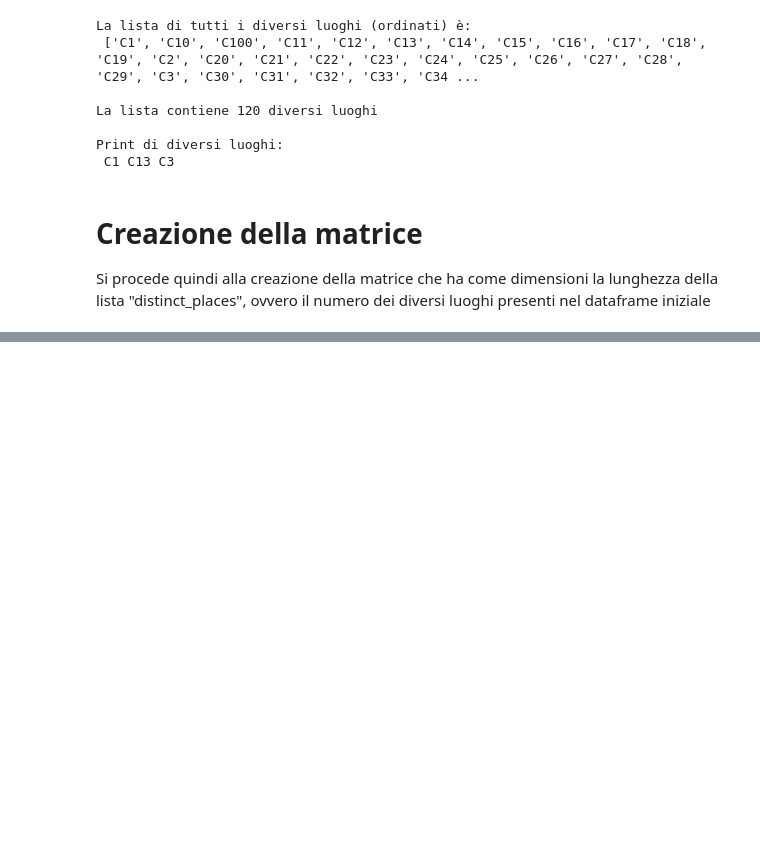
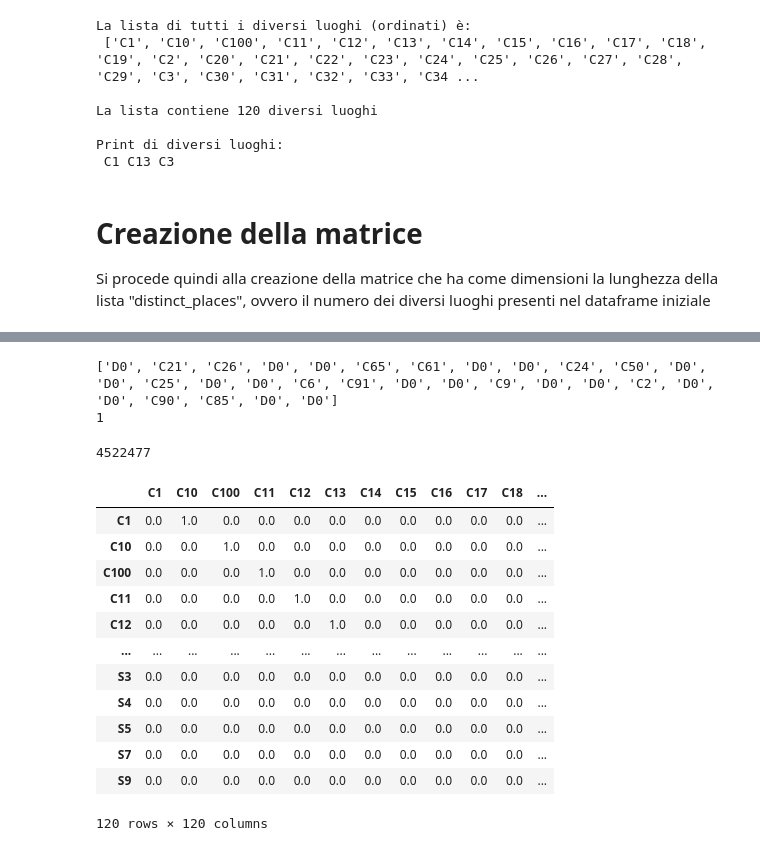
Before and after one commit to Antonet99/Route-CNN, a Jupyter notebook: progetto.ipynb, the cells around one changed output, grey strips where cells are left out. Cells and saved outputs as stored; diff of their text form; code cells hidden in the pictures; blank space fills up the shorter version.

```diff
--- a/progetto.ipynb
+++ b/progetto.ipynb
@@ -140,3 +153,18 @@ La lista 'distinct_places' contiene 120 diversi luoghi
+# %%
+# metodo 1
+index = 0            # Python's indexing starts at zero
+for item in places:   # Python's for loops are a "for each" loop
+    print(index, item)
+    index += 1
+
+
+# metodo 2
+for i, j in enumerate(places):
+    print(i, j)
+
+
+for index, item in enumerate(items, start=0):   # default is zero
+    print(index, item)
 # %%
 places_matrix = np.zeros((a, a))
 print("Matrice dei vari luoghi di dimensione", places_matrix.shape, ":\n", places_matrix)
@@ -142,0 +180,5 @@ print("Matrice dei vari luoghi di dimensione", places_matrix.shape, ":\n", place
+# %%
+place_red = places[:119]
+# %%
+for index, item in enumerate(place_red, start=0):   # default is zero
+    print(index, item)
@@ -142,0 +203,11 @@ print("Matrice dei vari luoghi di dimensione", places_matrix.shape, ":\n", place
+# %%
+for index, item in enumerate(place_red):
+    index_a = index
+    index_b = index+1
+
+    #item_a = place_red[index]
+    #item_b = place_red[index+1]
+
+    print(index_a, index_b)
+
+    places_matrix[index_a][index_b] = 1
@@ -142,0 +242,25 @@ print("Matrice dei vari luoghi di dimensione", places_matrix.shape, ":\n", place
+# %%
+print(places[:30])
+print(places.index('C21'))
+len(places)
+# %% [output]
+['D0', 'C21', 'C26', 'D0', 'D0', 'C65', 'C61', 'D0', 'D0', 'C24', 'C50', 'D0', 'D0', 'C25', 'D0', 'D0', 'C6', 'C91', 'D0', 'D0', 'C9', 'D0', 'D0', 'C2', 'D0', 'D0', 'C90', 'C85', 'D0', 'D0']
+1
+4522477
+# %%
+verifica = pd.DataFrame(places_matrix, index=distinct_places, columns=distinct_places)
+verifica
+# %% [output]
+|  | C1 | C10 | C100 | C11 | C12 | C13 | C14 | C15 | C16 | C17 | C18 | ... |
+| C1 | 0.0 | 1.0 | 0.0 | 0.0 | 0.0 | 0.0 | 0.0 | 0.0 | 0.0 | 0.0 | 0.0 | ... |
+| C10 | 0.0 | 0.0 | 1.0 | 0.0 | 0.0 | 0.0 | 0.0 | 0.0 | 0.0 | 0.0 | 0.0 | ... |
+| C100 | 0.0 | 0.0 | 0.0 | 1.0 | 0.0 | 0.0 | 0.0 | 0.0 | 0.0 | 0.0 | 0.0 | ... |
+| C11 | 0.0 | 0.0 | 0.0 | 0.0 | 1.0 | 0.0 | 0.0 | 0.0 | 0.0 | 0.0 | 0.0 | ... |
+| C12 | 0.0 | 0.0 | 0.0 | 0.0 | 0.0 | 1.0 | 0.0 | 0.0 | 0.0 | 0.0 | 0.0 | ... |
+| ... | ... | ... | ... | ... | ... | ... | ... | ... | ... | ... | ... | ... |
+| S3 | 0.0 | 0.0 | 0.0 | 0.0 | 0.0 | 0.0 | 0.0 | 0.0 | 0.0 | 0.0 | 0.0 | ... |
+| S4 | 0.0 | 0.0 | 0.0 | 0.0 | 0.0 | 0.0 | 0.0 | 0.0 | 0.0 | 0.0 | 0.0 | ... |
+| S5 | 0.0 | 0.0 | 0.0 | 0.0 | 0.0 | 0.0 | 0.0 | 0.0 | 0.0 | 0.0 | 0.0 | ... |
+| S7 | 0.0 | 0.0 | 0.0 | 0.0 | 0.0 | 0.0 | 0.0 | 0.0 | 0.0 | 0.0 | 0.0 | ... |
+| S9 | 0.0 | 0.0 | 0.0 | 0.0 | 0.0 | 0.0 | 0.0 | 0.0 | 0.0 | 0.0 | 0.0 | ... |
+120 rows × 120 columns
```
Also changed, not shown: parts of 6 cells of this notebook.
